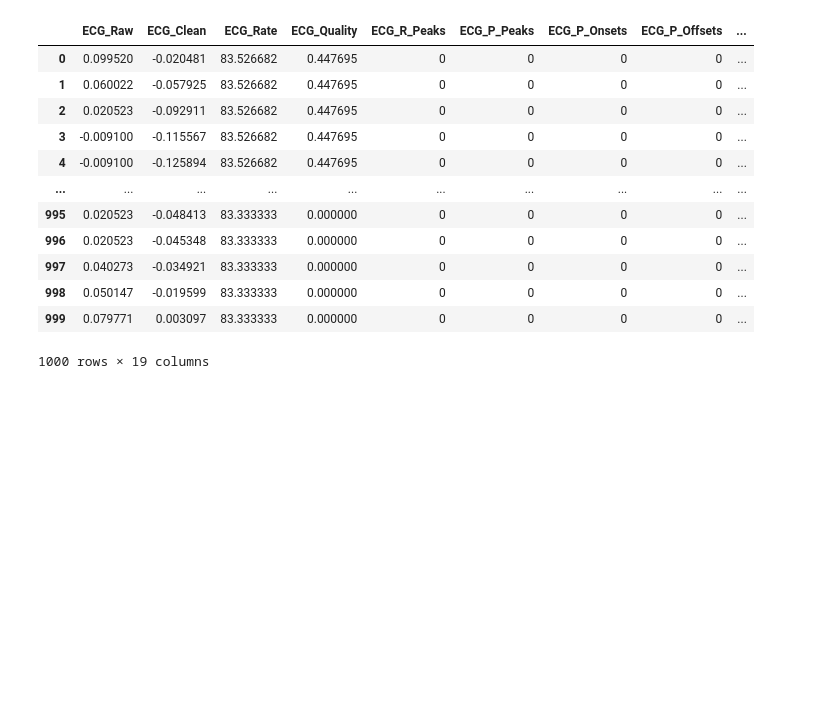
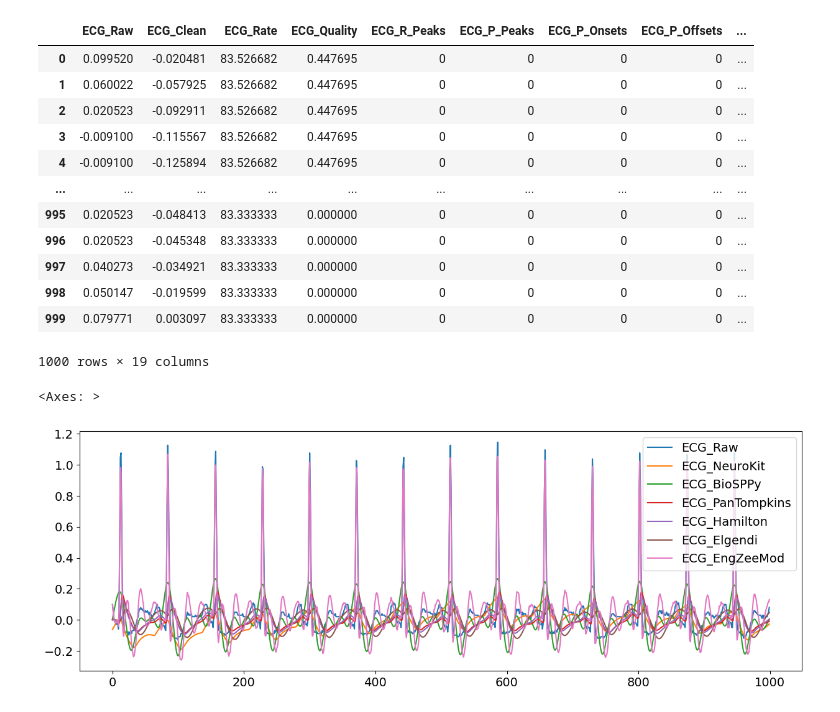
Before and after one commit to RafsanJany-44/VitalDB_Research_Initial, a Jupyter notebook: ecg_delineate.ipynb, the cells around one changed output. Saved outputs shown, nothing was run; the diff lists cells and outputs as text; code cells hidden in the pictures; blank space fills up the shorter version.

```diff
--- a/ecg_delineate.ipynb
+++ b/ecg_delineate.ipynb
@@ -302,3 +302,25 @@ signals
 | 998 | 0.050147 | -0.019599 | 83.333333 | 0.000000 | 0 | 0 | 0 | 0 | ... |
 | 999 | 0.079771 | 0.003097 | 83.333333 | 0.000000 | 0 | 0 | 0 | 0 | ... |
 1000 rows × 19 columns
+# %%
+import pandas as pd
+
+import neurokit2 as nk
+
+import matplotlib.pyplot as plt
+
+#ecg = nk.ecg_simulate(duration=10, sampling_rate=1000)
+
+signals = pd.DataFrame({"ECG_Raw" : ecg,
+                        "ECG_NeuroKit" : nk.ecg_clean(ecg, sampling_rate=1000, method="neurokit"),
+                        "ECG_BioSPPy" : nk.ecg_clean(ecg, sampling_rate=1000, method="biosppy"),
+                        "ECG_PanTompkins" : nk.ecg_clean(ecg, sampling_rate=1000, method="pantompkins1985"),
+                        "ECG_Hamilton" : nk.ecg_clean(ecg, sampling_rate=1000, method="hamilton2002"),
+                        "ECG_Elgendi" : nk.ecg_clean(ecg, sampling_rate=1000, method="elgendi2010"),
+                        "ECG_EngZeeMod" : nk.ecg_clean(ecg, sampling_rate=1000, method="engzeemod2012")})
+
+
+signals.plot()
+# %% [output]
+<Axes: >
+[figure, added]
```
Also changed, not shown: parts of 1 cell of this notebook.
